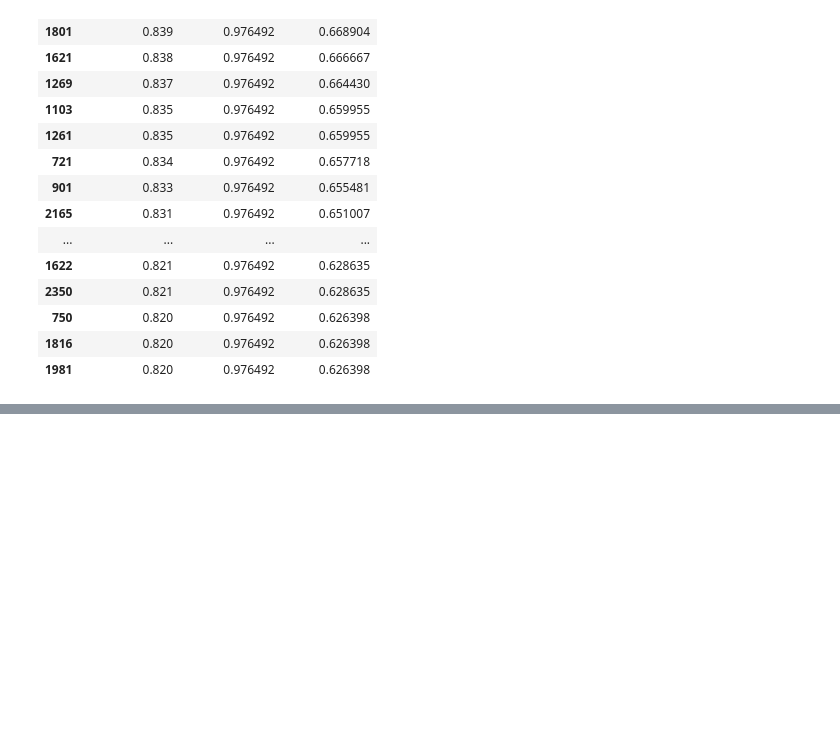
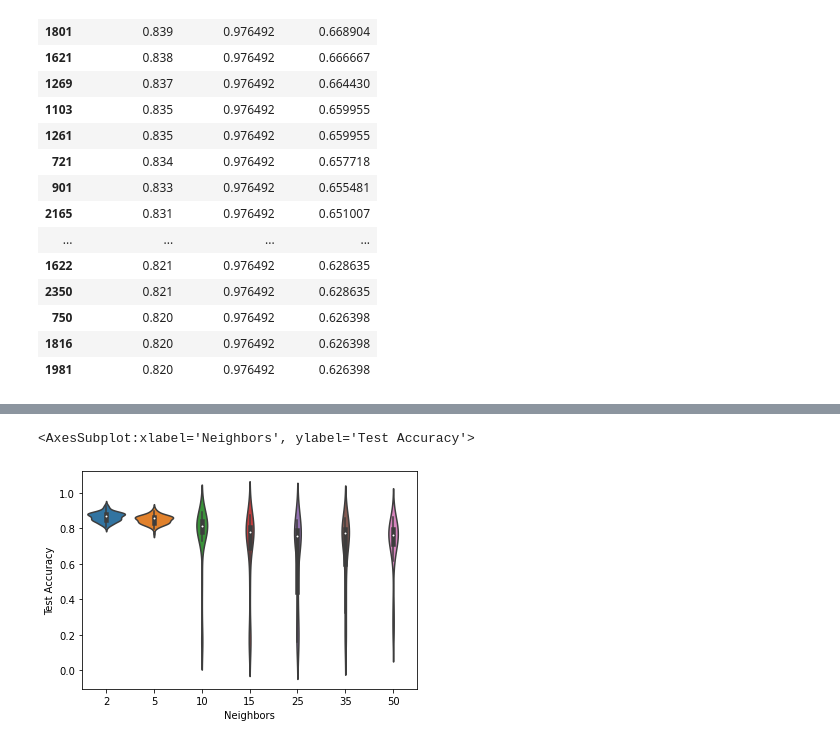
Before and after one commit to lewinsohndp/scSHARP, a Jupyter notebook: model.ipynb, the cells around one changed output, grey strips where cells are left out. Saved outputs shown, nothing was run; the diff lists cells and outputs as text; code cells hidden in the pictures; blank space fills up the shorter version.

```diff
--- a/model.ipynb
+++ b/model.ipynb
@@ -268,0 +305,7 @@ grid_results.sort_values("Test Accuracy", ascending=False).head(50)
+# %%
+grid_results = grid_results[grid_results['Dropout'] == 0.0]
+# %%
+sns.violinplot(x=grid_results["Neighbors"], y=grid_results["Test Accuracy"])
+# %% [output]
+<AxesSubplot:xlabel='Neighbors', ylabel='Test Accuracy'>
+[figure, added]
```
Also changed, not shown: parts of 10 cells of this notebook, 2 other files.
